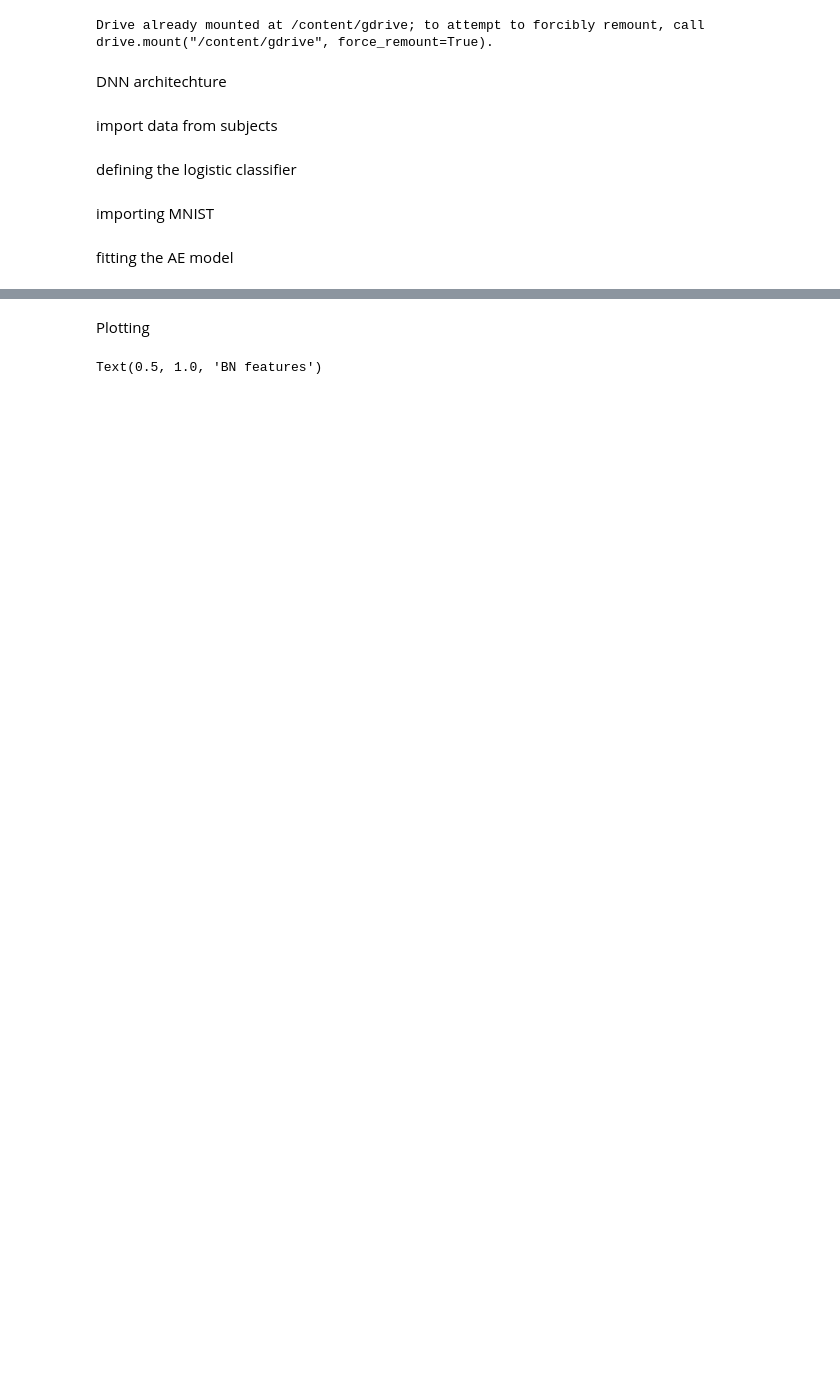
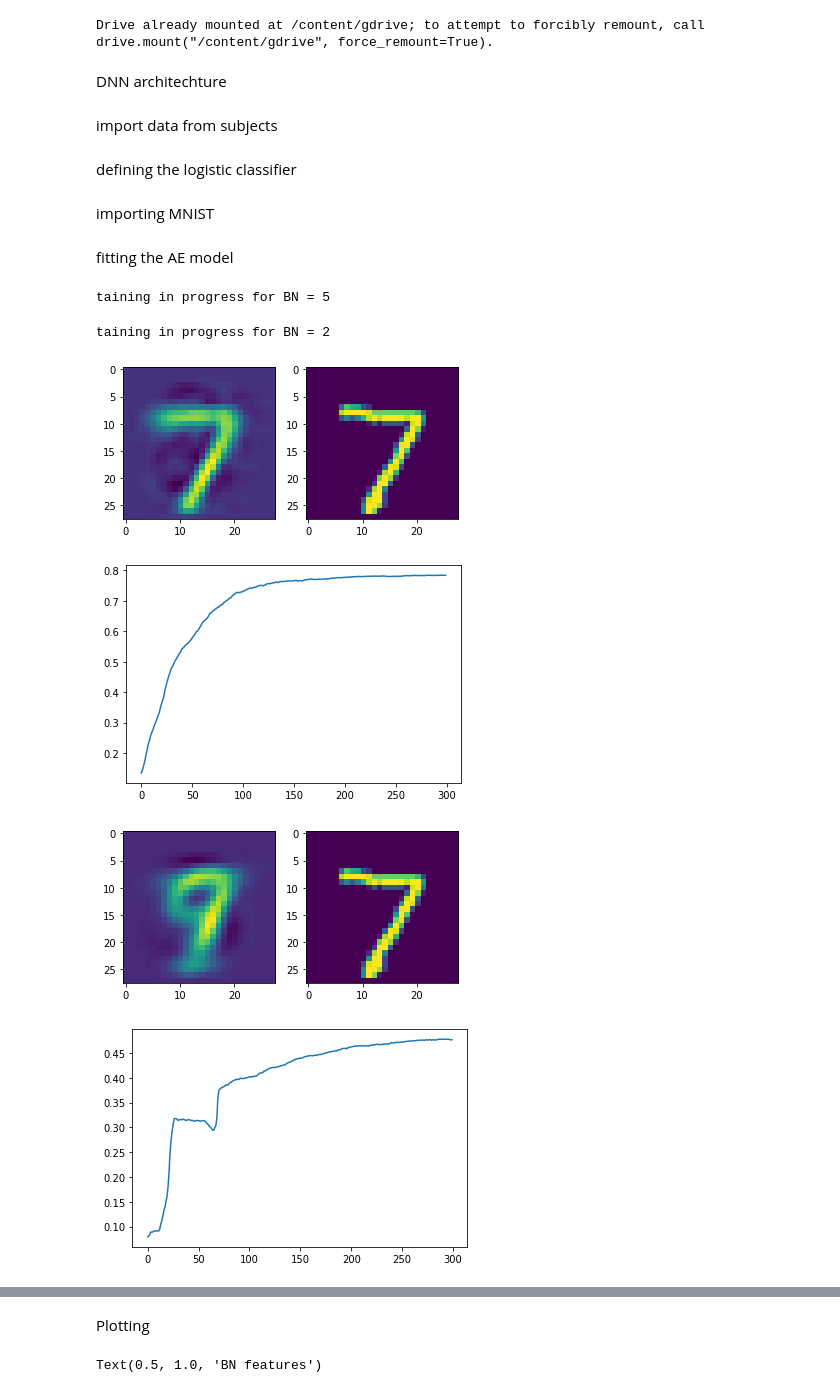
Before and after one commit to mehdi-or/203B, a Jupyter notebook: Mnist_fashion_AE.ipynb, the cells around one changed output, grey strips where cells are left out. Cells and saved outputs as stored; diff of their text form; code cells hidden in the pictures; blank space fills up the shorter version.

```diff
--- a/Mnist_fashion_AE.ipynb
+++ b/Mnist_fashion_AE.ipynb
@@ -113,8 +114,8 @@ y_categ_test = to_categorical(y_test, num_classes=class_number)
 fitting the AE model
 # %%
 accuracy = []
-encoding_dims = [1500, 1000, 500, 250, 200, 150, 100, 60, 50, 30, 20, 15, 10, 5, 2]
-#encoding_dims = [5, 2]
+#encoding_dims = [1500, 1000, 500, 250, 200, 150, 100, 60, 50, 30, 20, 15, 10, 5, 2]
+encoding_dims = [5, 2]
 start_t = time.time()
 for i, encoding_dim in enumerate(encoding_dims):
 
@@ -125,37 +126,44 @@ for i, encoding_dim in enumerate(encoding_dims):
   BottleNeck_plain = intermediate_layer_model.predict(X_test)
   bt_features = bn_model_plain.predict(X_test)
   decoded_plain = decoder_plain.predict(X_test)
   s = int(np.sqrt(decoded_plain.shape[1]))
   decoded_plain0 = np.reshape(decoded_plain,(decoded_plain.shape[0],s,s))
   X_test0 = np.reshape(X_test,(X_test.shape[0],s,s))
   fig , (ax1, ax2) = plt.subplots(1,2)
   ax1.imshow(decoded_plain0[0,:,:])
   ax2.imshow(X_test0[0,:,:])
 
   corr = np.corrcoef(decoded_plain, X_test)
   ### logistic classifier ###
   scl = StandardScaler()
   BN_feat_scl = scl.fit_transform(BottleNeck_plain)
   #chossing the learning rate is very important
   shape = BottleNeck_plain.shape[1]
   classifier = classifier_AE(shape)
   history = classifier.fit(BN_feat_scl, labels2categ, epochs=300, shuffle=True, validation_split = 0.2, verbose=0)
   accuracy.append(history.history['val_accuracy'][-1])
-
+  ''''
   np.savetxt('/content/gdrive/MyDrive/Colab Notebooks/dim_reduc_project/AE_plain/MNIST_fasion/BN_dim_' + str(encoding_dim)+ '.csv', BottleNeck_plain, delimiter=',')
   np.savetxt('/content/gdrive/MyDrive/Colab Notebooks/dim_reduc_project/AE_plain/MNIST_fasion/decoded_plain_' + str(encoding_dim)+ '.csv', decoded_plain, delimiter=',')
   decoder_plain.save('/content/gdrive/MyDrive/Colab Notebooks/dim_reduc_project/AE_plain/MNIST_fasion/decoder_dim_'+ str(encoding_dim))
   np.savetxt('/content/gdrive/MyDrive/Colab Notebooks/dim_reduc_project/AE_plain/MNIST_fasion/val_train_dim_' + str(encoding_dim)+ '.csv', history.history['val_accuracy'], delimiter=',')
   np.savetxt('/content/gdrive/MyDrive/Colab Notebooks/dim_reduc_project/AE_plain/MNIST_fasion/correlation_' + str(encoding_dim)+ '.csv', corr, delimiter=',')
   #np.savetxt('/content/gdrive/MyDrive/Colab Notebooks/MNIST_fasion/AE/map_test_indx' + str(encoding_dim)+ '.csv', map_test_index, delimiter=',')
-
+  '''
   plt.figure()
   plt.plot(np.asarray(history.history['val_accuracy']))
   #print(class_accuracy)
 end_t=time.time()
 duration = (end_t - start_t)/3600
-np.savetxt('/content/gdrive/MyDrive/Colab Notebooks/dim_reduc_project/AE_plain/MNIST_fasion/X_test.csv', X_test, delimiter=',')
-np.savetxt('/content/gdrive/MyDrive/Colab Notebooks/dim_reduc_project/AE_plain/MNIST_fasion/accuVsdim.csv', np.array([encoding_dims, accuracy]).T, delimiter=',')
+#np.savetxt('/content/gdrive/MyDrive/Colab Notebooks/dim_reduc_project/AE_plain/MNIST_fasion/X_test.csv', X_test, delimiter=',')
+#np.savetxt('/content/gdrive/MyDrive/Colab Notebooks/dim_reduc_project/AE_plain/MNIST_fasion/accuVsdim.csv', np.array([encoding_dims, accuracy]).T, delimiter=',')
+# %% [output]
+taining in progress for BN = 5
+taining in progress for BN = 2
+[figure, added]
+[figure, added]
+[figure, added]
+[figure, added]
 # %%
 duration
 # %% [output]
```
Also changed, not shown: parts of 18 cells of this notebook.
